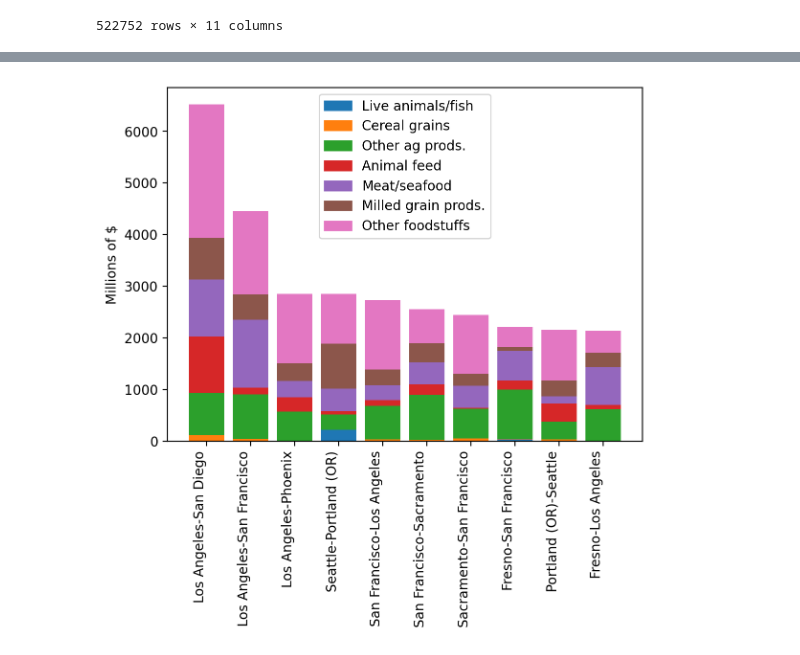
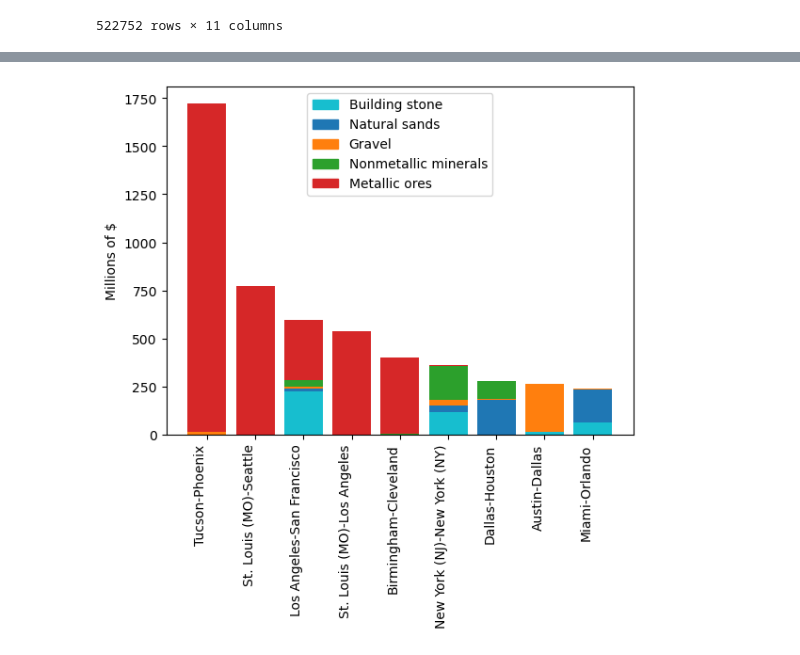
Before and after one commit to franktucci/498-fat5-trade-analysis, a Jupyter notebook: main.ipynb, the cells around one changed output, grey strips where cells are left out. Saved outputs shown, nothing was run; the diff lists cells and outputs as text; code cells hidden in the pictures.

Commit message:
Added support for viewing other commodities from states and regions

```diff
--- a/main.ipynb
+++ b/main.ipynb
@@ -122,0 +139,18 @@ dms_top10_bycomod
+# %%
+regions = {
+    "west": ["CA", "OR", "WA", "NV", "ID", "UT", "CO", "WY", "MT", "HI", "AK"],
+    "midwest": ["ND", "SD", "NE", "KS", "MN", "IA", "MO", "WI", "IL", "IN", "MI", "OH"],
+    "southwest": ["AZ", "NM", "TX", "OK"],
+    "southeast": ["AR", "LA", "MS", "TN", "AL", "KY", "GA", "WV", "VA", "NC", "SC", "FL", "MD", "DE"],
+    "northeast": ["CT", "DC", "ME", "MA", "NH", "NJ", "NY", "PA", "RI", "VT"]
+}
+
+dms_data_regional = {label: dms_data[dms_data["abbr_orig"].isin(regions[label]) & dms_data["abbr_dest"].isin(regions[label])] for label in regions}
+dms_pairs_regional = {}
+for label in regions:
+    data = dms_data_regional[label]
+    data = data[data["dms_orig"] != data["dms_dest"]]
+    data = data[(data["CFSMA_orig"] != 99999) & (data["CFSMA_dest"] != 99999)]
+    data = data.groupby(["pair", "abbr_orig", "abbr_dest", "commodity_name", "sctg2", "short_placename_orig", "short_placename_dest"]).sum()["current_value_2022"].reset_index()
+    dms_pairs_regional[label] = data
+dms_pairs_regional["west"]
@@ -123,25 +171,39 @@ dms_top10_bycomod
 # %%
-plt.xticks(rotation=90, ha='right')
-plt.ylabel("Millions of $")
-last = ""
-bottom = 0.0
+def make_commodity_bar_chart(data, commodity_names):
+    colors = list(mclr.TABLEAU_COLORS)
+    plt.xticks(rotation=90, ha='right')
+    plt.ylabel("Millions of $")
+    last = ""
+    bottom = 0.0
+    patches = {}
+    color_labels = []
 
-colors = ["tab:blue", "tab:orange", "tab:green", "tab:red", "tab:purple", "tab:brown", "tab:pink"]
-for i in dms_top10_bycomod.index:
-    row = dms_top10_bycomod.loc[i]
-    if row["pair"] != last:
-        last = row["pair"]
-        plt.bar(row["pair"], row["current_value_2022"], bottom=0.0, color=colors[int(row["sctg2"]) - 1])
-        bottom = row["current_value_2022"]
-    else:
-        plt.bar(row["pair"], row["current_value_2022"], bottom=bottom, color=colors[int(row["sctg2"]) - 1])
-        bottom += row["current_value_2022"]
+    data = data[data["commodity_name"].isin(commodity_names)]
+    data_top10 = data.groupby(["pair", "abbr_orig", "abbr_dest"]).sum()["current_value_2022"].reset_index()
+    data_top10.sort_values(by=["current_value_2022"], ascending=False, inplace=True)
+    data_top10 = data_top10.iloc[:9]
+    data_bycomod = data.groupby(["pair", "abbr_orig", "abbr_dest", "commodity_name", "sctg2"]).sum()["current_value_2022"].reset_index()
+    data_bycomod = pd.merge(data_bycomod, data_top10.rename(columns={"current_value_2022": "total"}), on="pair")
+    data_bycomod.sort_values(by=["total", "sctg2"], ascending=[False, True], inplace=True)
 
-patches = []
-for i in range(7):
-    patches.append(plt.matplotlib.patches.Patch(color=colors[i], label=commodity_df.set_index("Numeric Label").loc[i + 1]["Description"]))
+    for i in data_bycomod.index:
+        row = data_bycomod.loc[i]
+        if row["pair"] != last:
+            last = row["pair"]
+            plt.bar(row["pair"], row["current_value_2022"], bottom=0.0, color=colors[(int(row["sctg2"]) - 1) % len(colors)])
+            bottom = row["current_value_2022"]
+        else:
+            plt.bar(row["pair"], row["current_value_2022"], bottom=bottom, color=colors[(int(row["sctg2"]) - 1) % len(colors)])
+            bottom += row["current_value_2022"]
+        patches[row["commodity_name"]] = colors[(int(row["sctg2"]) - 1) % len(colors)]
 
-plt.legend(handles=patches, loc="upper center")
-plt.show()
+    for i in commodity_names:
+        color_labels.append(plt.matplotlib.patches.Patch(color=patches[i], label=i))
+
+    plt.legend(handles=color_labels, loc="upper center")
+    plt.show()
+
+commodities = [commodity_df.set_index(["Numeric Label"]).loc[i]["Description"] for i in range(10, 15)]
+make_commodity_bar_chart(dms_pairs, commodities)
 # %% [output]
-[figure, old version]
+[figure, new version]
```
Also changed, not shown: parts of 12 cells of this notebook.
